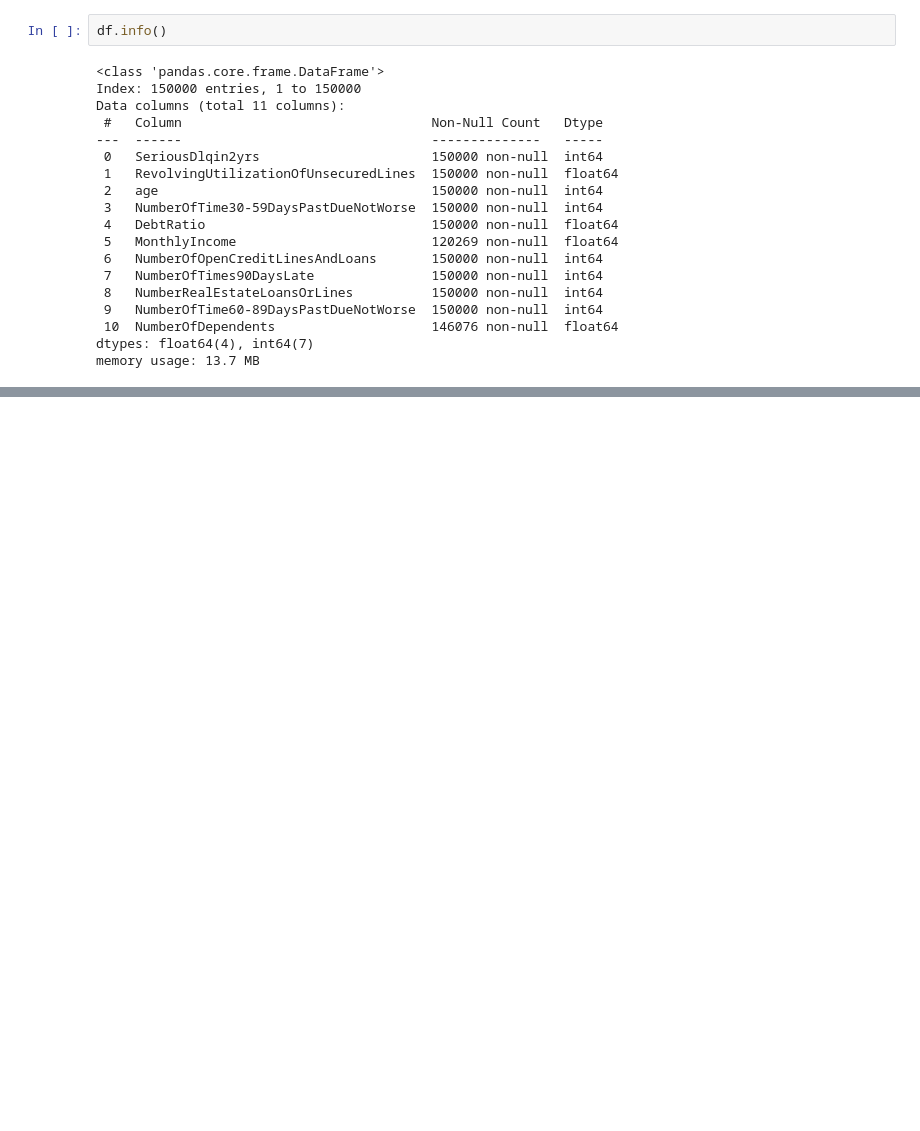
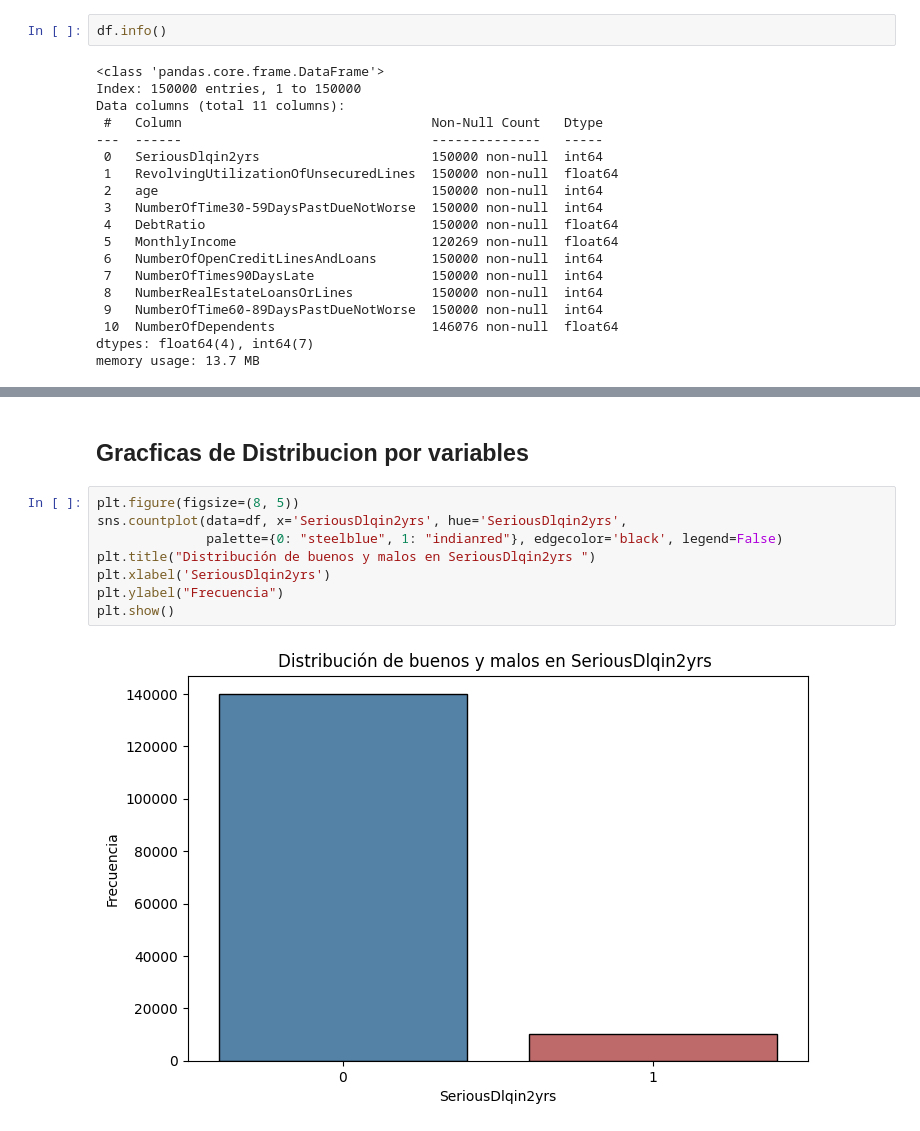
Before and after one commit to THEWACHER1103/Analisis_SuperStore, a Jupyter notebook: Analisis_crediticio.ipynb, the cells around one changed output, grey strips where cells are left out. Cells and saved outputs as stored; diff of their text form; blank space fills up the shorter version.

```diff
--- a/Analisis_crediticio.ipynb
+++ b/Analisis_crediticio.ipynb
@@ -178,0 +187,12 @@ describe_modif(df)
+# %% [markdown]
+## Gracficas de Distribucion por variables
+# %%
+plt.figure(figsize=(8, 5))
+sns.countplot(data=df, x='SeriousDlqin2yrs', hue='SeriousDlqin2yrs',
+              palette={0: "steelblue", 1: "indianred"}, edgecolor='black', legend=False)
+plt.title("Distribución de buenos y malos en SeriousDlqin2yrs ")
+plt.xlabel('SeriousDlqin2yrs')
+plt.ylabel("Frecuencia")
+plt.show()
+# %% [output]
+[figure, added]
```
Also changed, not shown: parts of 40 cells of this notebook.
